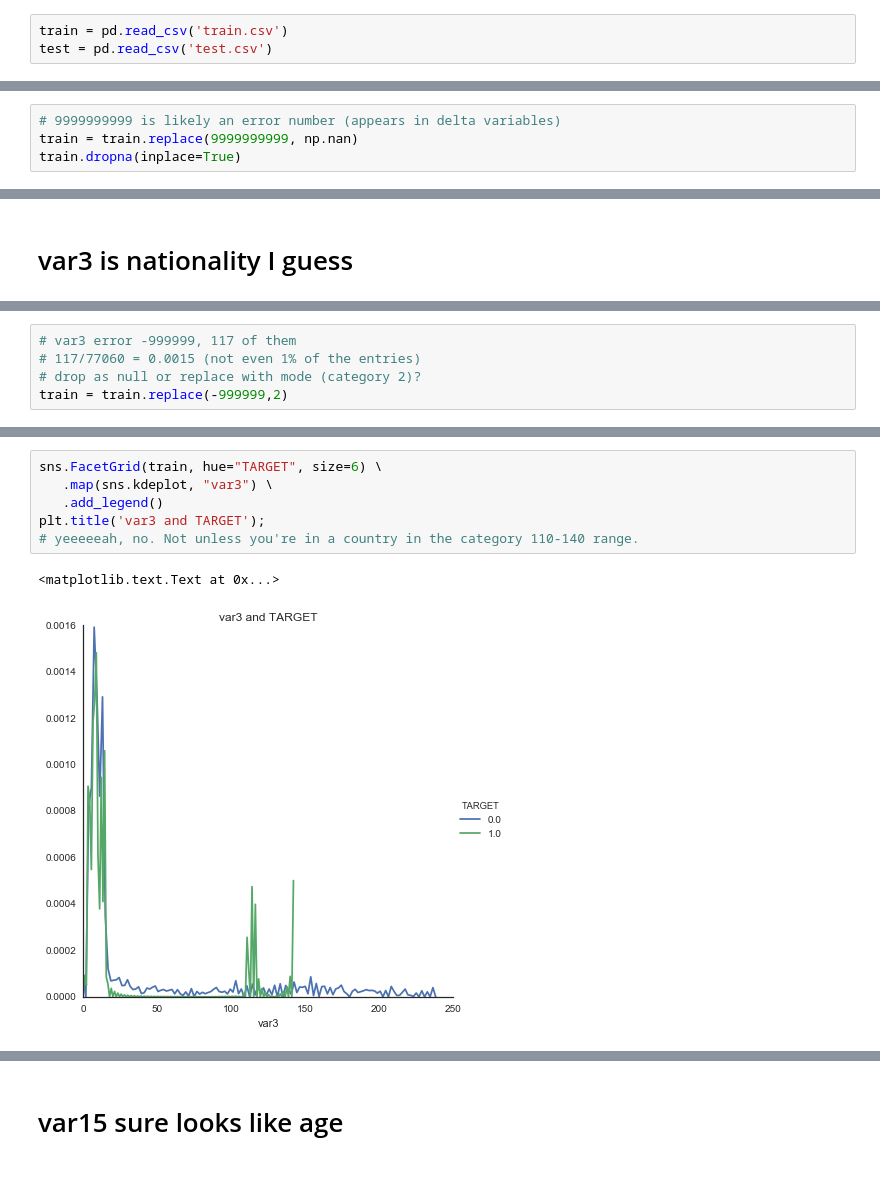
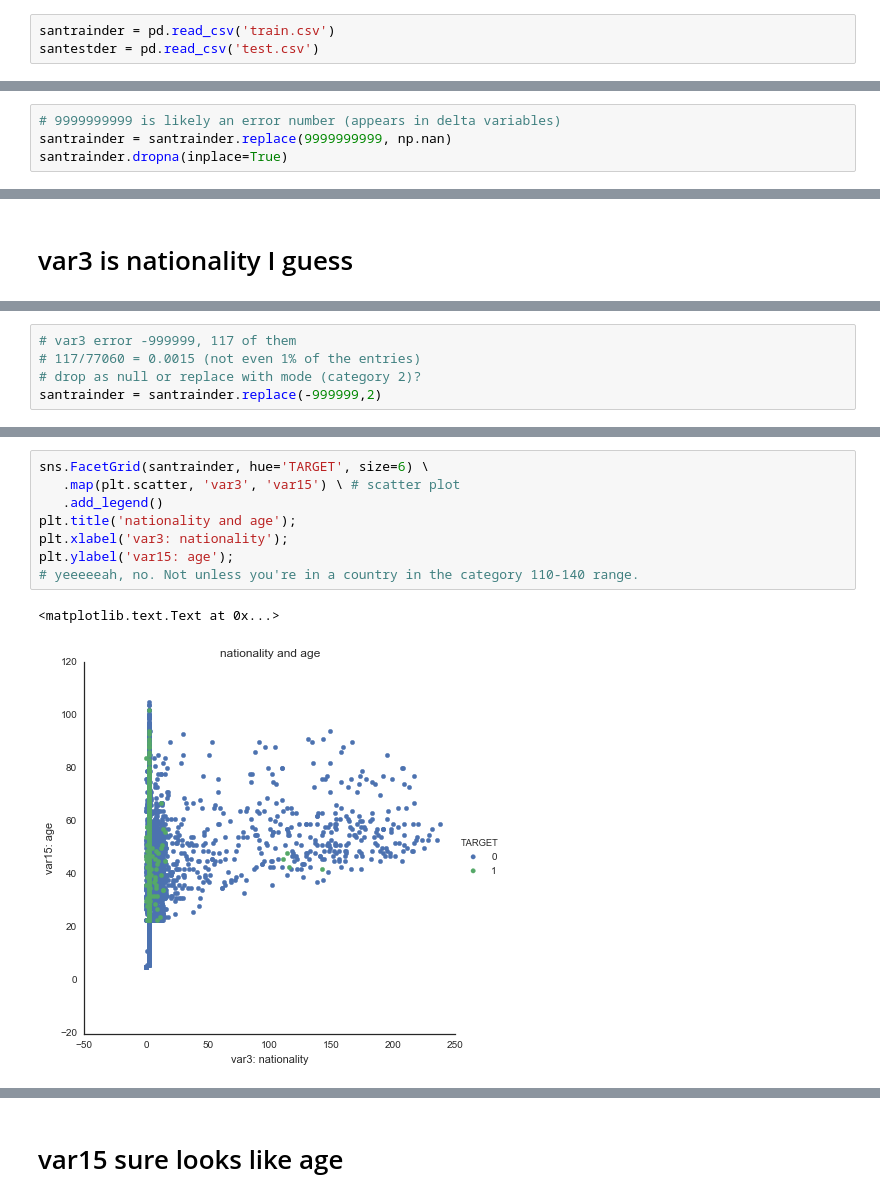
Before and after one commit to sketchychen/kaggle_santander, a Jupyter notebook: Kaggle_Santander.ipynb, the cells around one changed output, grey strips where cells are left out. Saved outputs shown, nothing was run; the diff lists cells and outputs as text; blank space fills up the shorter version.

```diff
--- a/Kaggle_Santander.ipynb
+++ b/Kaggle_Santander.ipynb
@@ -9,8 +9,8 @@ import seaborn as sns
 import matplotlib.pyplot as plt
 sns.set(style="white", color_codes=True)
 # %%
-train = pd.read_csv('train.csv')
-test = pd.read_csv('test.csv')
+santrainder = pd.read_csv('train.csv')
+santestder = pd.read_csv('test.csv')
 # %% [markdown]
 # data at a glance
 # %%
@@ -51,5 +45,5 @@ s.head()
 # %%
 # 9999999999 is likely an error number (appears in delta variables)
-train = train.replace(9999999999, np.nan)
-train.dropna(inplace=True)
+santrainder = santrainder.replace(9999999999, np.nan)
+santrainder.dropna(inplace=True)
 # %%
@@ -80,4 +79,4 @@ Name: var3, dtype: int64
 # var3 error -999999, 117 of them
 # 117/77060 = 0.0015 (not even 1% of the entries)
 # drop as null or replace with mode (category 2)?
-train = train.replace(-999999,2)
+santrainder = santrainder.replace(-999999,2)
@@ -84,9 +125,11 @@ train = train.replace(-999999,2)
 # %%
-sns.FacetGrid(train, hue="TARGET", size=6) \
-   .map(sns.kdeplot, "var3") \
+sns.FacetGrid(santrainder, hue='TARGET', size=6) \
+   .map(plt.scatter, 'var3', 'var15') \ # scatter plot
    .add_legend()
-plt.title('var3 and TARGET');
+plt.title('nationality and age');
+plt.xlabel('var3: nationality');
+plt.ylabel('var15: age');
 # yeeeeeah, no. Not unless you're in a country in the category 110-140 range.
 # %% [output]
 <matplotlib.text.Text at 0x...>
-[figure, old version]
+[figure, new version]
```
Also changed, not shown: parts of 29 cells of this notebook, 1 other file.
